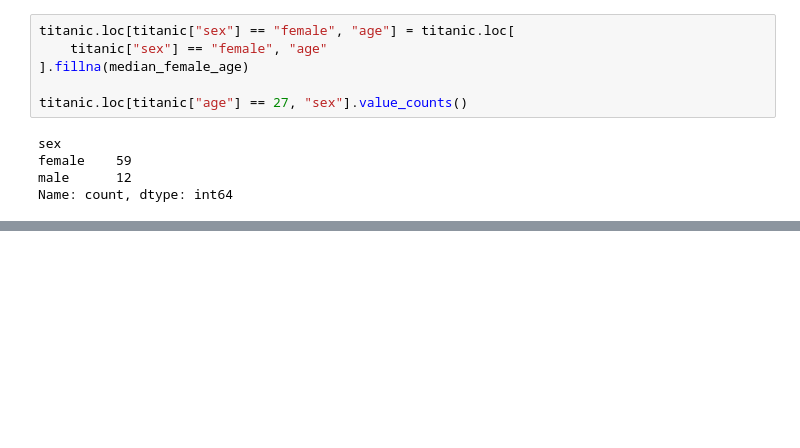
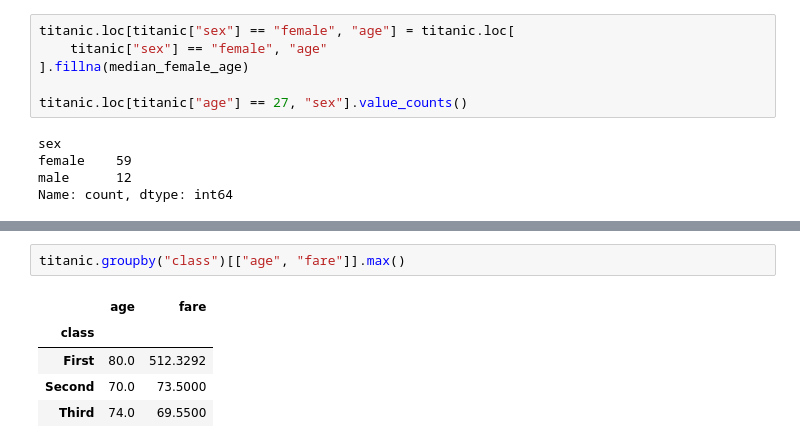
Before and after one commit to AIgineerAB/data_processing_HA24, a Jupyter notebook: code_alongs/L7_missing_data.ipynb, the cells around one changed output, grey strips where cells are left out. Cells and saved outputs as stored; diff of their text form; blank space fills up the shorter version.

```diff
--- a/code_alongs/L7_missing_data.ipynb
+++ b/code_alongs/L7_missing_data.ipynb
@@ -277,0 +302,8 @@ Name: count, dtype: int64
+# %%
+titanic.groupby("class")[["age", "fare"]].max()
+# %% [output]
+|  | age | fare |
+| class |  |  |
+| First | 80.0 | 512.3292 |
+| Second | 70.0 | 73.5000 |
+| Third | 74.0 | 69.5500 |
```
Also changed, not shown: parts of 5 cells of this notebook.
